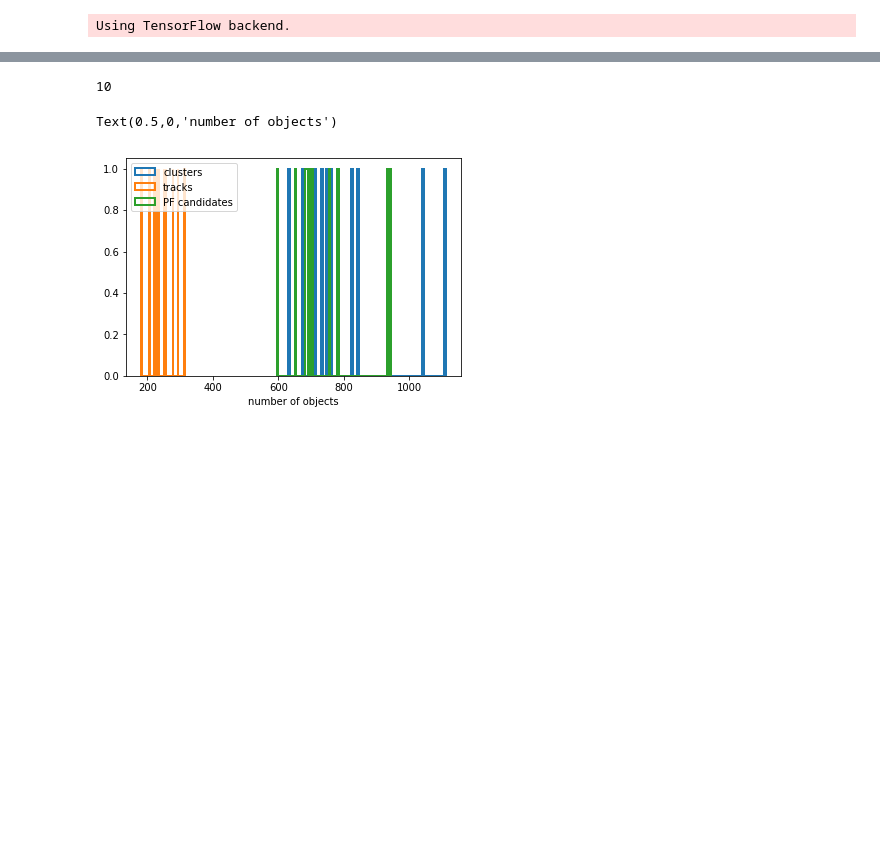
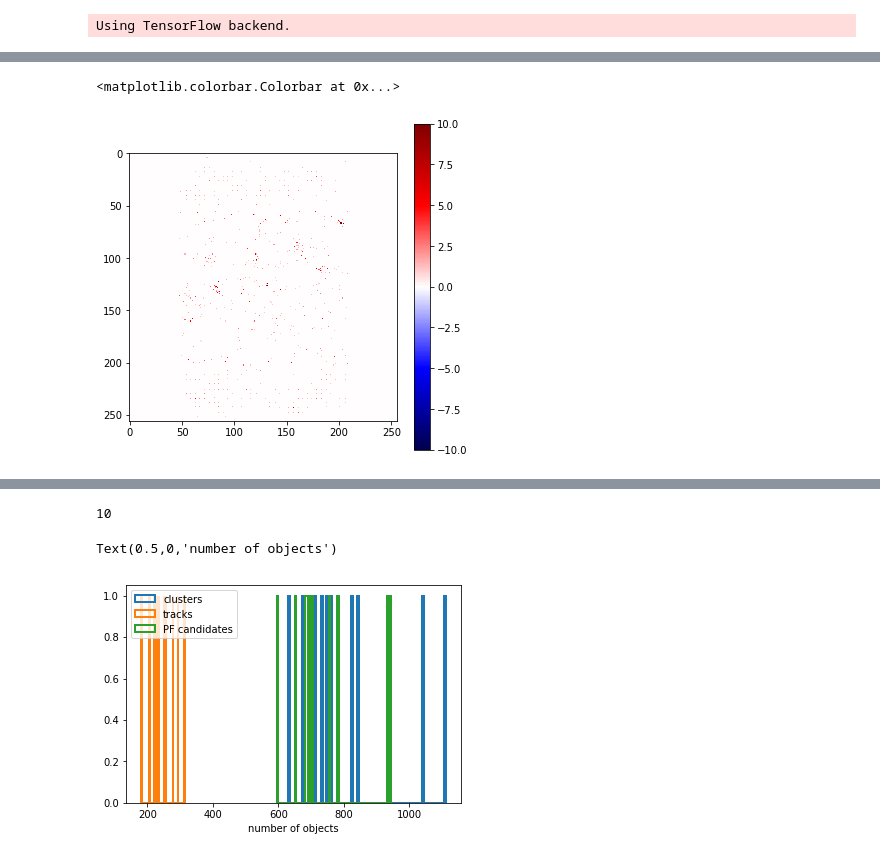
Before and after one commit to jpata/cmsanalysis, a Jupyter notebook: notebooks/particleflow.ipynb, the cells around one changed output, grey strips where cells are left out. Drawn from its saved outputs; the diff is of its cells as text; code cells hidden in the pictures; blank space fills up the shorter version.

```diff
--- a/notebooks/particleflow.ipynb
+++ b/notebooks/particleflow.ipynb
@@ -20,0 +88,7 @@ Using TensorFlow backend.
+# %%
+plt.figure(figsize=(6,6))
+plt.imshow(h_output[:, :], cmap="seismic", vmin=-10, vmax=10)
+plt.colorbar()
+# %% [output]
+<matplotlib.colorbar.Colorbar at 0x...>
+[figure, added]
```
Also changed, not shown: parts of 24 cells of this notebook, 1 other file.
